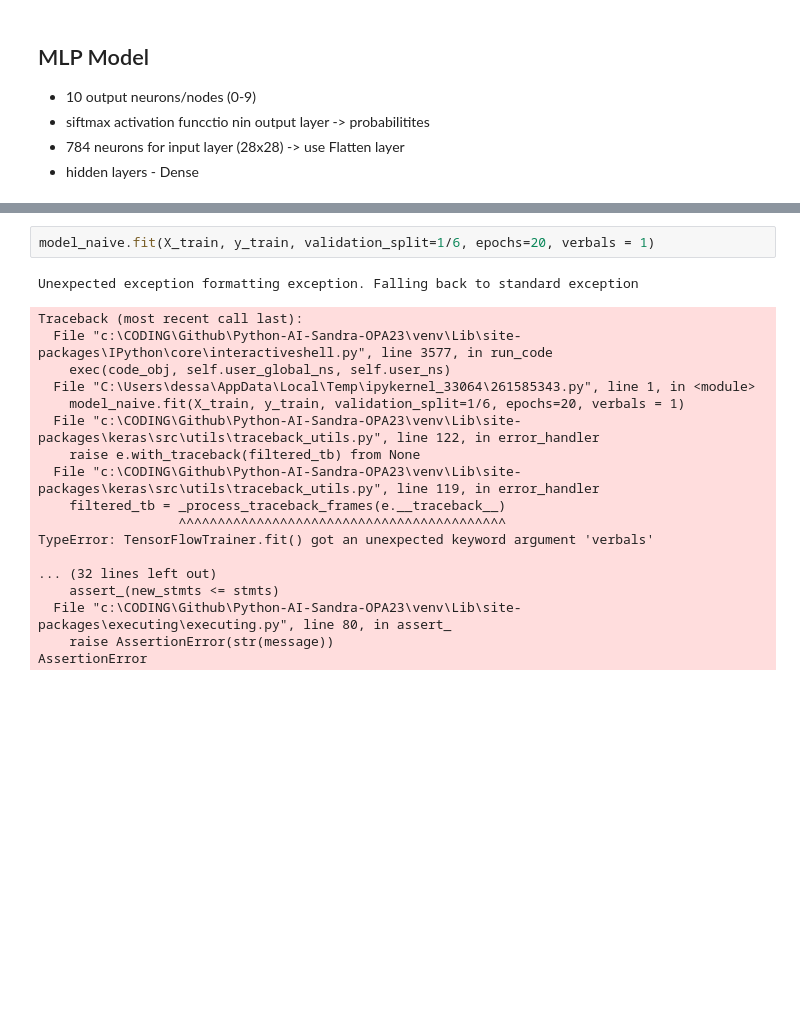
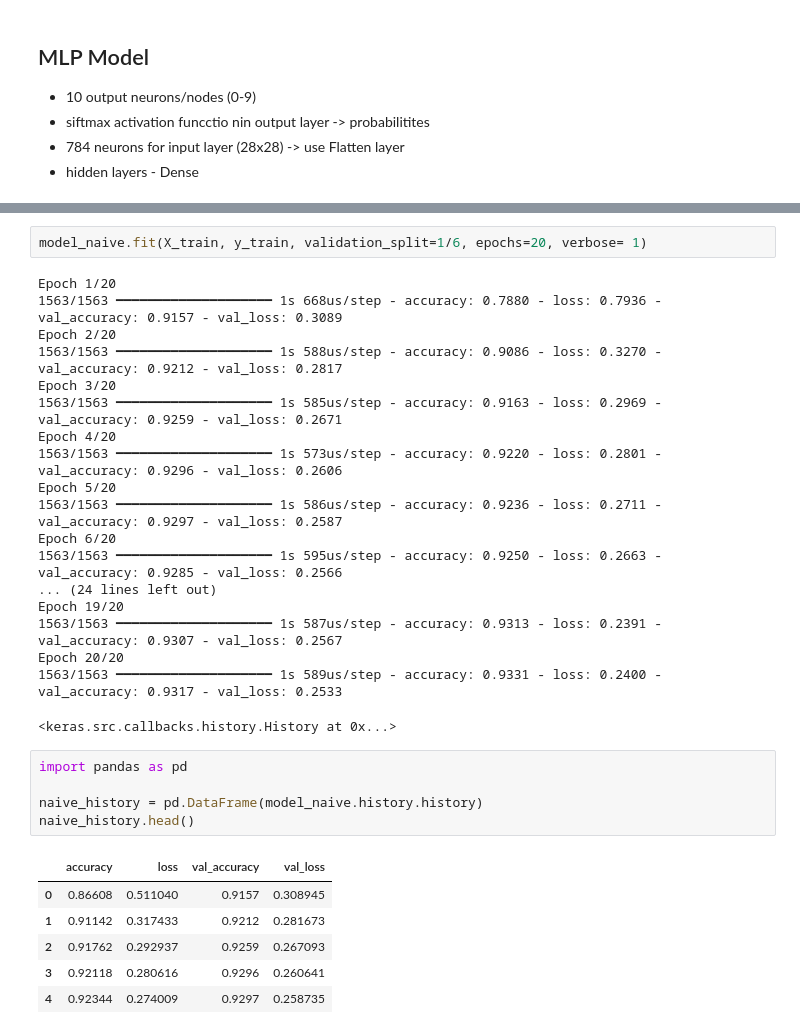
Before and after one commit to Zandri2k/Python-AI-Sandra-OPA23, a Jupyter notebook: code_alongs/Lec08_MLP.ipynb, the cells around one changed output, grey strips where cells are left out. Cells and saved outputs as stored; diff of their text form; blank space fills up the shorter version.

```diff
--- a/code_alongs/Lec08_MLP.ipynb
+++ b/code_alongs/Lec08_MLP.ipynb
@@ -141,23 +141,35 @@ Model: "MLP_model"
  Trainable params: 7,850 (30.66 KB)
  Non-trainable params: 0 (0.00 B)
 # %%
-model_naive.fit(X_train, y_train, validation_split=1/6, epochs=20, verbals = 1)
+model_naive.fit(X_train, y_train, validation_split=1/6, epochs=20, verbose= 1)
 # %% [output]
-Unexpected exception formatting exception. Falling back to standard exception
+Epoch 1/20
+1563/1563 ━━━━━━━━━━━━━━━━━━━━ 1s 668us/step - accuracy: 0.7880 - loss: 0.7936 - val_accuracy: 0.9157 - val_loss: 0.3089
+Epoch 2/20
+1563/1563 ━━━━━━━━━━━━━━━━━━━━ 1s 588us/step - accuracy: 0.9086 - loss: 0.3270 - val_accuracy: 0.9212 - val_loss: 0.2817
+Epoch 3/20
+1563/1563 ━━━━━━━━━━━━━━━━━━━━ 1s 585us/step - accuracy: 0.9163 - loss: 0.2969 - val_accuracy: 0.9259 - val_loss: 0.2671
+Epoch 4/20
+1563/1563 ━━━━━━━━━━━━━━━━━━━━ 1s 573us/step - accuracy: 0.9220 - loss: 0.2801 - val_accuracy: 0.9296 - val_loss: 0.2606
+Epoch 5/20
+1563/1563 ━━━━━━━━━━━━━━━━━━━━ 1s 586us/step - accuracy: 0.9236 - loss: 0.2711 - val_accuracy: 0.9297 - val_loss: 0.2587
+Epoch 6/20
+1563/1563 ━━━━━━━━━━━━━━━━━━━━ 1s 595us/step - accuracy: 0.9250 - loss: 0.2663 - val_accuracy: 0.9285 - val_loss: 0.2566
+... (24 lines left out)
+Epoch 19/20
+1563/1563 ━━━━━━━━━━━━━━━━━━━━ 1s 587us/step - accuracy: 0.9313 - loss: 0.2391 - val_accuracy: 0.9307 - val_loss: 0.2567
+Epoch 20/20
+1563/1563 ━━━━━━━━━━━━━━━━━━━━ 1s 589us/step - accuracy: 0.9331 - loss: 0.2400 - val_accuracy: 0.9317 - val_loss: 0.2533
-Traceback (most recent call last):
-  File "c:\CODING\Github\Python-AI-Sandra-OPA23\venv\Lib\site-packages\IPython\core\interactiveshell.py", line 3577, in run_code
-    exec(code_obj, self.user_global_ns, self.user_ns)
-  File "C:\Users\dessa\AppData\Local\Temp\ipykernel_33064\261585343.py", line 1, in <module>
-    model_naive.fit(X_train, y_train, validation_split=1/6, epochs=20, verbals = 1)
-  File "c:\CODING\Github\Python-AI-Sandra-OPA23\venv\Lib\site-packages\keras\src\utils\traceback_utils.py", line 122, in error_handler
-    raise e.with_traceback(filtered_tb) from None
-  File "c:\CODING\Github\Python-AI-Sandra-OPA23\venv\Lib\site-packages\keras\src\utils\traceback_utils.py", line 119, in error_handler
-    filtered_tb = _process_traceback_frames(e.__traceback__)
-                  ^^^^^^^^^^^^^^^^^^^^^^^^^^^^^^^^^^^^^^^^^^
-TypeError: TensorFlowTrainer.fit() got an unexpected keyword argument 'verbals'
-
-... (32 lines left out)
-    assert_(new_stmts <= stmts)
-  File "c:\CODING\Github\Python-AI-Sandra-OPA23\venv\Lib\site-packages\executing\executing.py", line 80, in assert_
-    raise AssertionError(str(message))
-AssertionError
+<keras.src.callbacks.history.History at 0x...>
+# %%
+import pandas as pd
+
+naive_history = pd.DataFrame(model_naive.history.history)
+naive_history.head()
+# %% [output]
+|  | accuracy | loss | val_accuracy | val_loss |
+| 0 | 0.86608 | 0.511040 | 0.9157 | 0.308945 |
+| 1 | 0.91142 | 0.317433 | 0.9212 | 0.281673 |
+| 2 | 0.91762 | 0.292937 | 0.9259 | 0.267093 |
+| 3 | 0.92118 | 0.280616 | 0.9296 | 0.260641 |
+| 4 | 0.92344 | 0.274009 | 0.9297 | 0.258735 |
```
Also changed, not shown: parts of 21 cells of this notebook.
